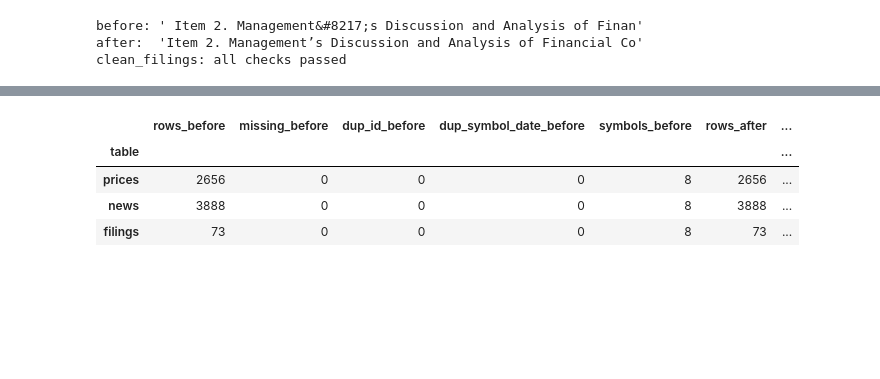
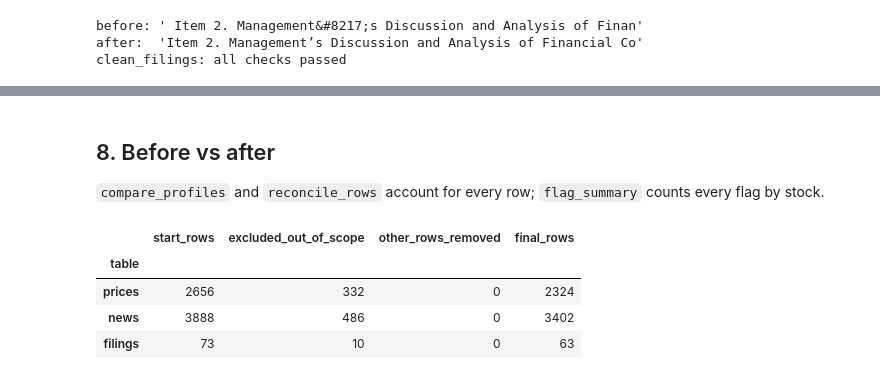
Before and after one commit to xunyangy-afk/Python-Group-Project, a Jupyter notebook: check_cleaning_peter.ipynb, the cells around one changed output, grey strips where cells are left out. Saved outputs shown, nothing was run; the diff lists cells and outputs as text; code cells hidden in the pictures; blank space fills up the shorter version.

```diff
--- a/check_cleaning_peter.ipynb
+++ b/check_cleaning_peter.ipynb
@@ -16,8 +17,9 @@ import pandas as pd
 import clean_peter as cp
 
 pd.set_option("display.max_colwidth", 80)
-prices_raw, news_raw, filings_raw = cp.load_raw()
-pd.DataFrame({"rows": [len(prices_raw), len(news_raw), len(filings_raw)],
-              "cols": [prices_raw.shape[1], news_raw.shape[1], filings_raw.shape[1]]},
+prices_all, news_all, filings_all = cp.load_raw()
+pd.DataFrame({"rows": [len(prices_all), len(news_all), len(filings_all)],
+              "cols": [prices_all.shape[1], news_all.shape[1], filings_all.shape[1]],
+              "symbols": [d["symbol"].nunique() for d in (prices_all, news_all, filings_all)]},
              index=["prices", "news", "filings"])
 # %% [output]
@@ -27,0 +33,11 @@ pd.DataFrame({"rows": [len(prices_raw), len(news_raw), len(filings_raw)],
+# %%
+prices_raw, prices_out = cp.apply_scope(prices_all)
+news_raw, news_out = cp.apply_scope(news_all)
+filings_raw, filings_out = cp.apply_scope(filings_all)
+
+for name, kept, out, full in [("prices", prices_raw, prices_out, prices_all),
+                              ("news", news_raw, news_out, news_all),
+                              ("filings", filings_raw, filings_out, filings_all)]:
+    assert len(kept) + len(out) == len(full)
+    assert set(out["symbol"]) == {"ADBE"} and set(kept["symbol"]) == set(cp.SCOPE_SYMBOLS)
+    print(f"{name:8} {len(full)} = {len(kept)} kept + {len(out)} ADBE excluded")
@@ -192,5 +229,5 @@ Decodes HTML entities (`&#8217;` to a right quote, `&#160;` to a space) and stri
 # %%
-filings = cp.clean_filings(filings_raw)
+filings = cp.clean_filings(filings_raw, days)
 print(filings.shape)
 filings.drop(columns=["mda_content", "risk_content"]).head(3)
 # %% [output]
@@ -236,13 +271,16 @@ filings.loc[filings["flag_risk_repeat"] | filings["flag_risk_reference_only"],
+# %% [markdown]
+## 8. Before vs after
+`compare_profiles` and `reconcile_rows` account for every row; `flag_summary` counts every flag by stock.
 # %%
-raw = {"prices": prices_raw, "news": news_raw, "filings": filings_raw}
+raw = {"prices": prices_all, "news": news_all, "filings": filings_all}
+excluded = {"prices": prices_out, "news": news_out, "filings": filings_out}
 clean = {"prices": prices, "news": news, "filings": filings}
-comp = cp.compare_profiles(raw, clean)
-assert (comp["rows_before"] == comp["rows_after"]).all()
-assert (comp["dup_id_after"] == 0).all() and (comp["dup_symbol_date_after"] == 0).all()
-comp
+rec = cp.reconcile_rows(raw, excluded, clean)
+assert (rec["other_rows_removed"] == 0).all()
+rec
 # %% [output]
-|  | rows_before | missing_before | dup_id_before | dup_symbol_date_before | symbols_before | rows_after | ... |
-| table |  |  |  |  |  |  | ... |
-| prices | 2656 | 0 | 0 | 0 | 8 | 2656 | ... |
-| news | 3888 | 0 | 0 | 0 | 8 | 3888 | ... |
-| filings | 73 | 0 | 0 | 0 | 8 | 73 | ... |
+|  | start_rows | excluded_out_of_scope | other_rows_removed | final_rows |
+| table |  |  |  |  |
+| prices | 2656 | 332 | 0 | 2324 |
+| news | 3888 | 486 | 0 | 3402 |
+| filings | 73 | 10 | 0 | 63 |
```
Also changed, not shown: parts of 48 cells of this notebook, 10 other files.
